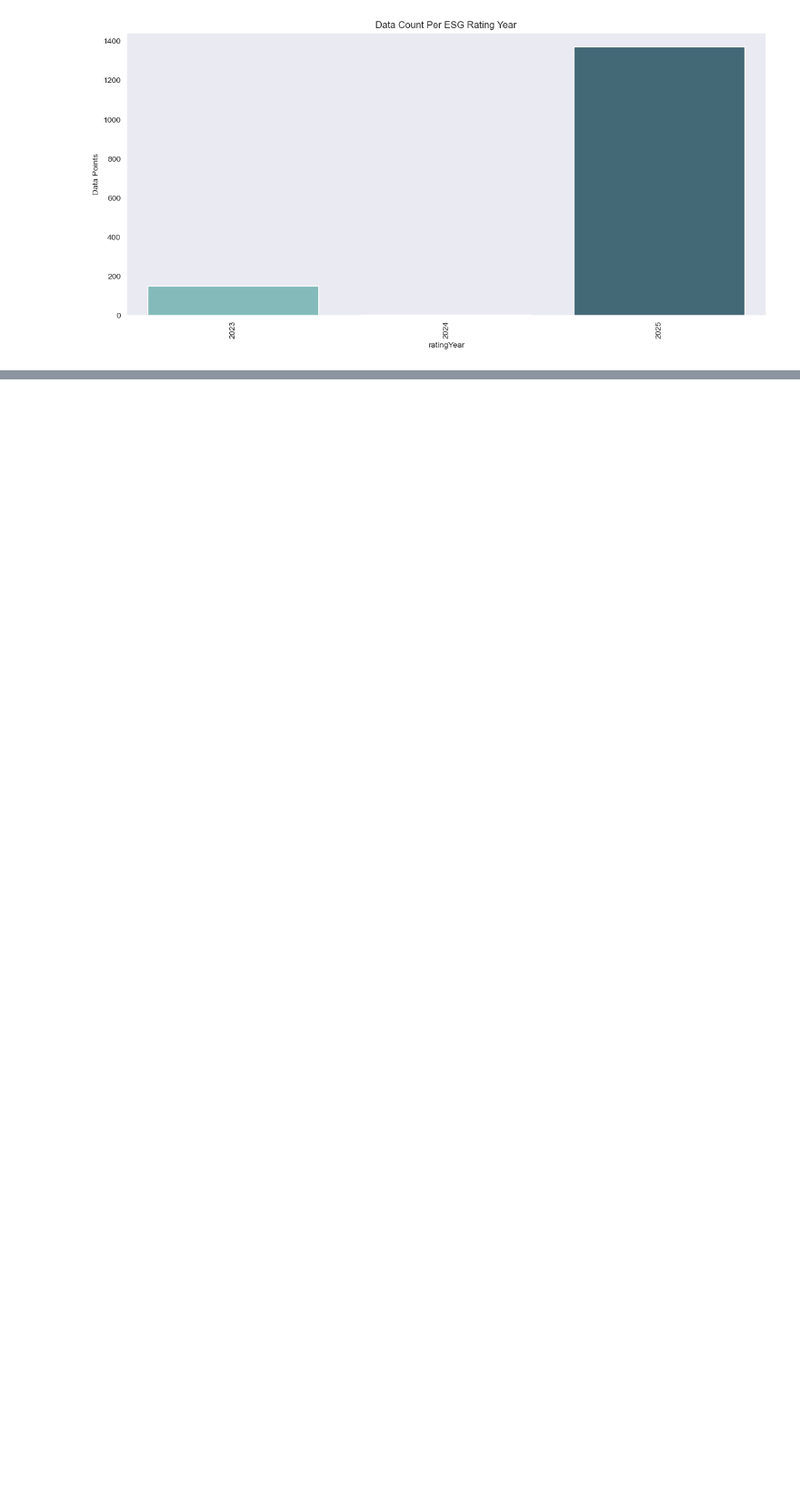
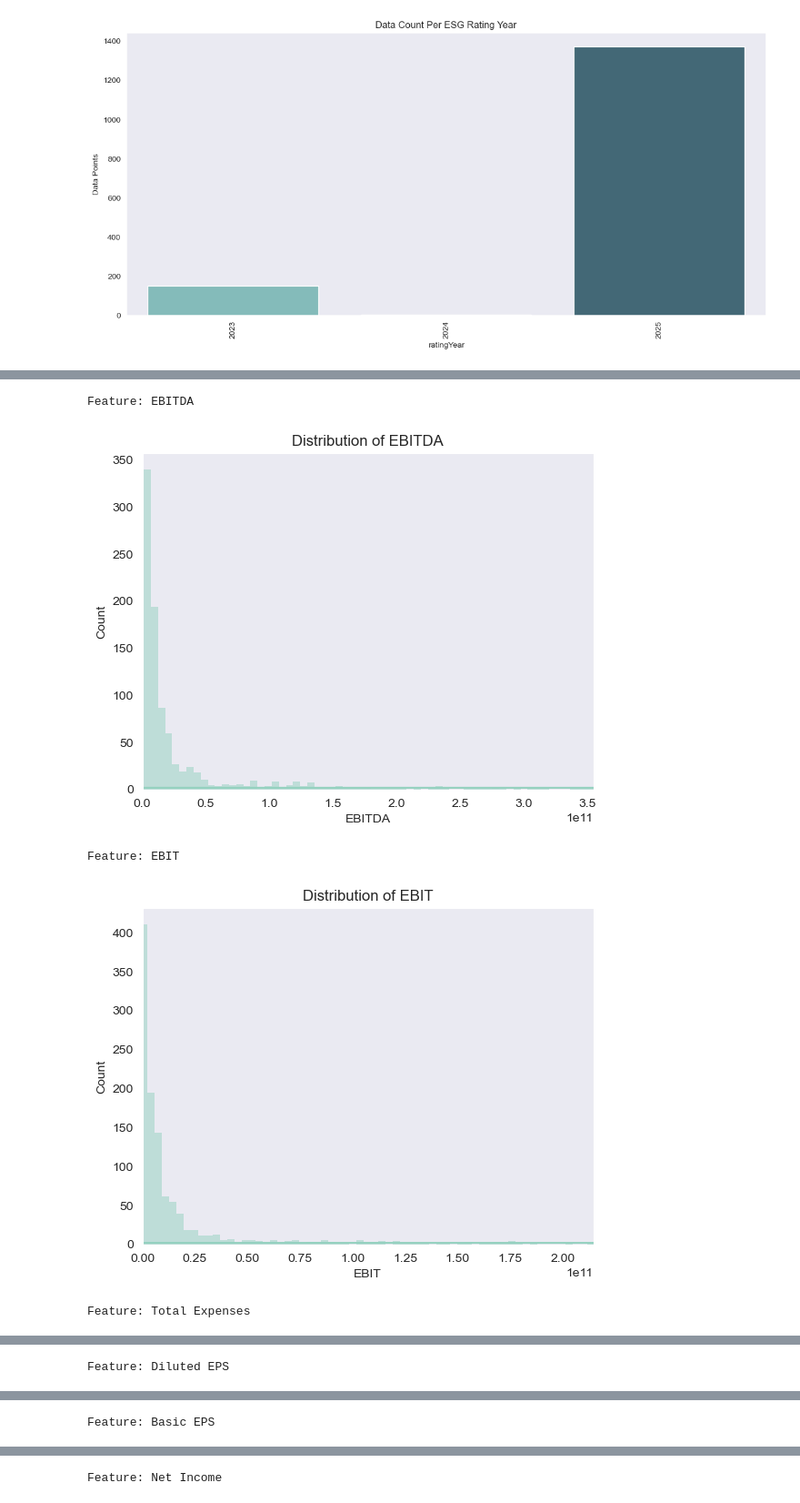
Before and after one commit to NotMishaal/esg-prediction, a Jupyter notebook: notebooks/data_exploration.ipynb, the cells around one changed output, grey strips where cells are left out. Shown: that part at 91% size. Drawn from its saved outputs; the diff is of its cells as text; code cells hidden in the pictures; blank space fills up the shorter version.

```diff
--- a/notebooks/data_exploration.ipynb
+++ b/notebooks/data_exploration.ipynb
@@ -104,0 +279,13 @@ plt.show()
+# %%
+for feature in financial_features:
+    print(f"\nFeature: {feature}")
+    sns.histplot(df[feature], kde=True)
+    plt.title(f"Distribution of {feature}")
+    plt.xlim(0, df[feature].quantile(0.90))
+    plt.show()
+# %% [output]
+Feature: EBITDA
+[figure, added]
+Feature: EBIT
+[figure, added]
+Feature: Total Expenses
@@ -104,0 +293 @@ plt.show()
+Feature: Diluted EPS
@@ -104,0 +295 @@ plt.show()
+Feature: Basic EPS
@@ -104,0 +297 @@ plt.show()
+Feature: Net Income
```
Also changed, not shown: parts of 32 cells of this notebook.
